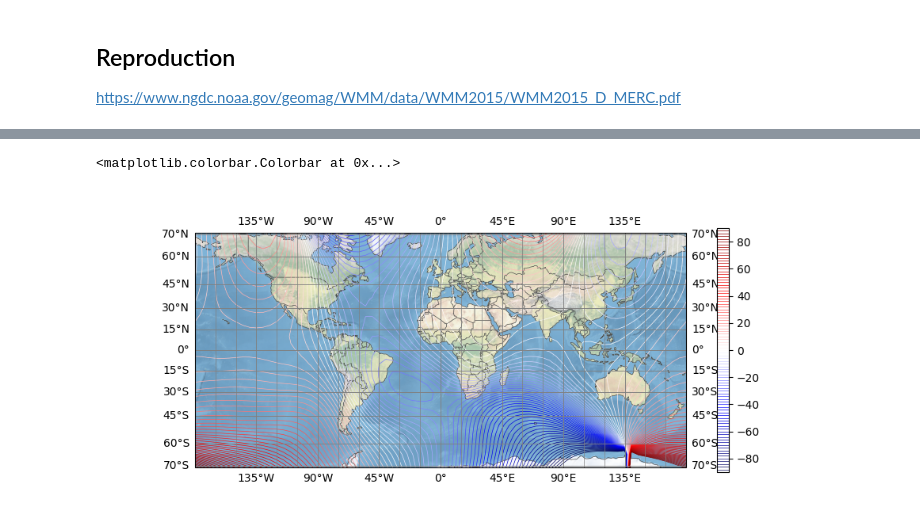
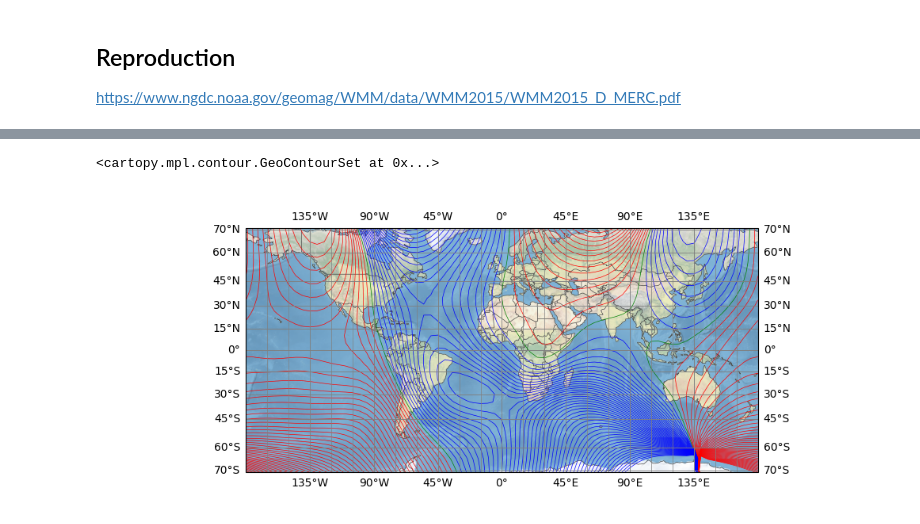
Before and after one commit to butala/pyrsss, a Jupyter notebook: notebooks/Test igrf.ipynb, the cells around one changed output, grey strips where cells are left out. Drawn from its saved outputs; the diff is of its cells as text; code cells hidden in the pictures.

Commit message:
Improved agreement to official plot.

```diff
--- a/notebooks/Test igrf.ipynb
+++ b/notebooks/Test igrf.ipynb
@@ -67,20 +67,23 @@ mag = igrf.grid(date, glat, glon, altkm, isv=isv, itype=itype)
 # %%
 fig = plt.figure(figsize=(10, 4))
 ax = fig.add_subplot(1, 1, 1, projection=ccrs.Miller())
 ax.set_extent([-180, 180, -70.5, 70.5])
 ax.stock_img()
 ax.add_feature(cfeature.COASTLINE, color='0.3', lw=0.5)
 ax.add_feature(cfeature.BORDERS, color='0.3', lw=0.5)
 ax.gridlines(draw_labels=False,
              xlocs=np.arange(-180, 181, 15),
              ylocs=[-70, -60, -45, -30, -15, 0, 15, 30, 45, 60, 70],
              color='0.5', lw=0.5)
 ax.gridlines(draw_labels=True,
              xlocs=[-180, -135, -90, -45, 0, 45, 90, 135, 180],
              ylocs=[-70, -60, -45, -30, -15, 0, 15, 30, 45, 60, 70],
              color='0.5', lw=0.5)
-c = ax.contour(mag.glon, mag.glat, mag.decl, range(-90, 90 + 2, 2), transform=ccrs.PlateCarree(), cmap='seismic', linewidths=0.5)
-fig.colorbar(c, ax=ax)
+#c = ax.contour(mag.glon, mag.glat, mag.decl, range(-90, 90 + 2, 2), transform=ccrs.PlateCarree(), cmap='seismic', linewidths=0.5)
+#fig.colorbar(c, ax=ax)
+ax.contour(mag.glon, mag.glat, mag.decl, range(2, 90 + 2, 2), transform=ccrs.PlateCarree(), linewidths=0.5, colors='r')
+ax.contour(mag.glon, mag.glat, mag.decl, [0], transform=ccrs.PlateCarree(), linewidths=0.5, colors='g')
+ax.contour(mag.glon, mag.glat, mag.decl, range(-90, 0, 2), transform=ccrs.PlateCarree(), linewidths=0.5, negative_linestyles='solid', colors='b')
 # %% [output]
-<matplotlib.colorbar.Colorbar at 0x...>
+<cartopy.mpl.contour.GeoContourSet at 0x...>
-[figure, old version]
+[figure, new version]
```
